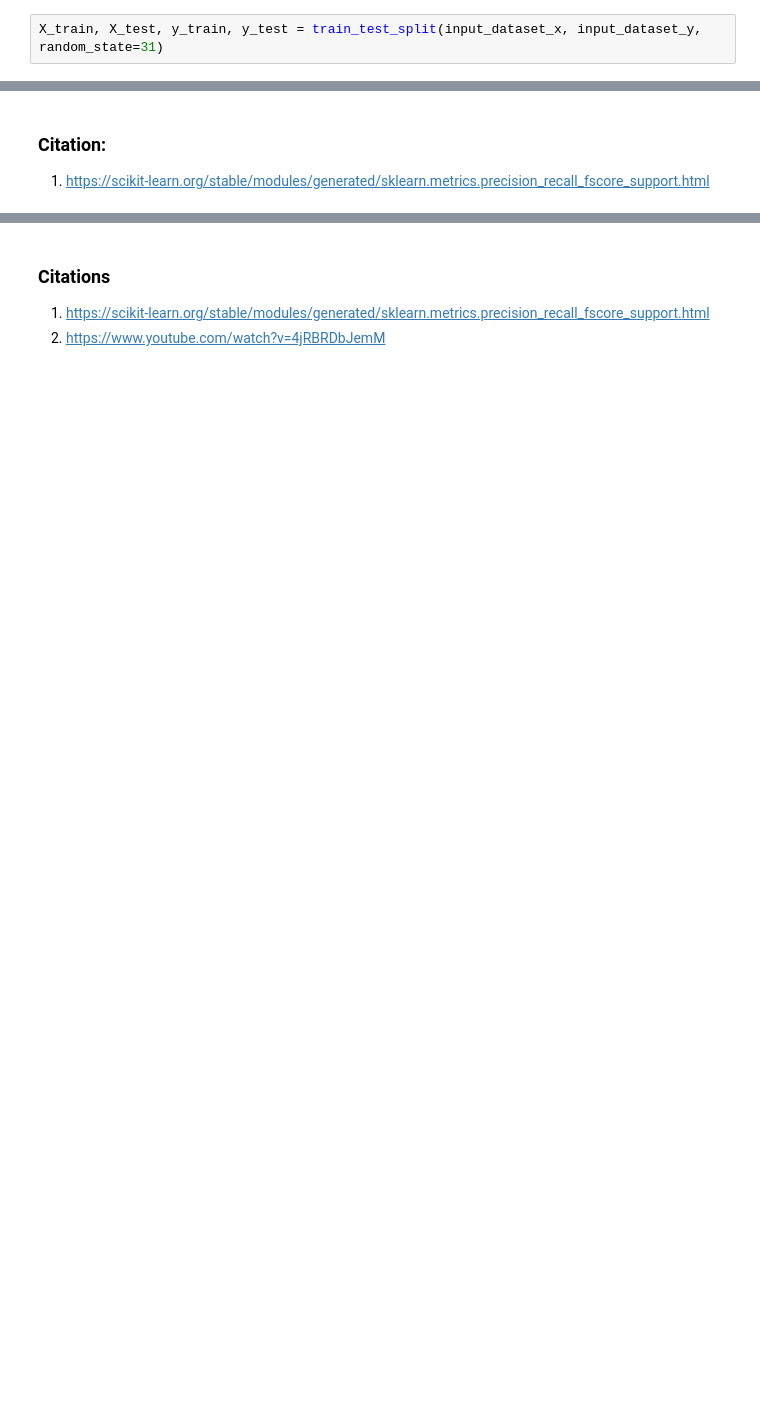
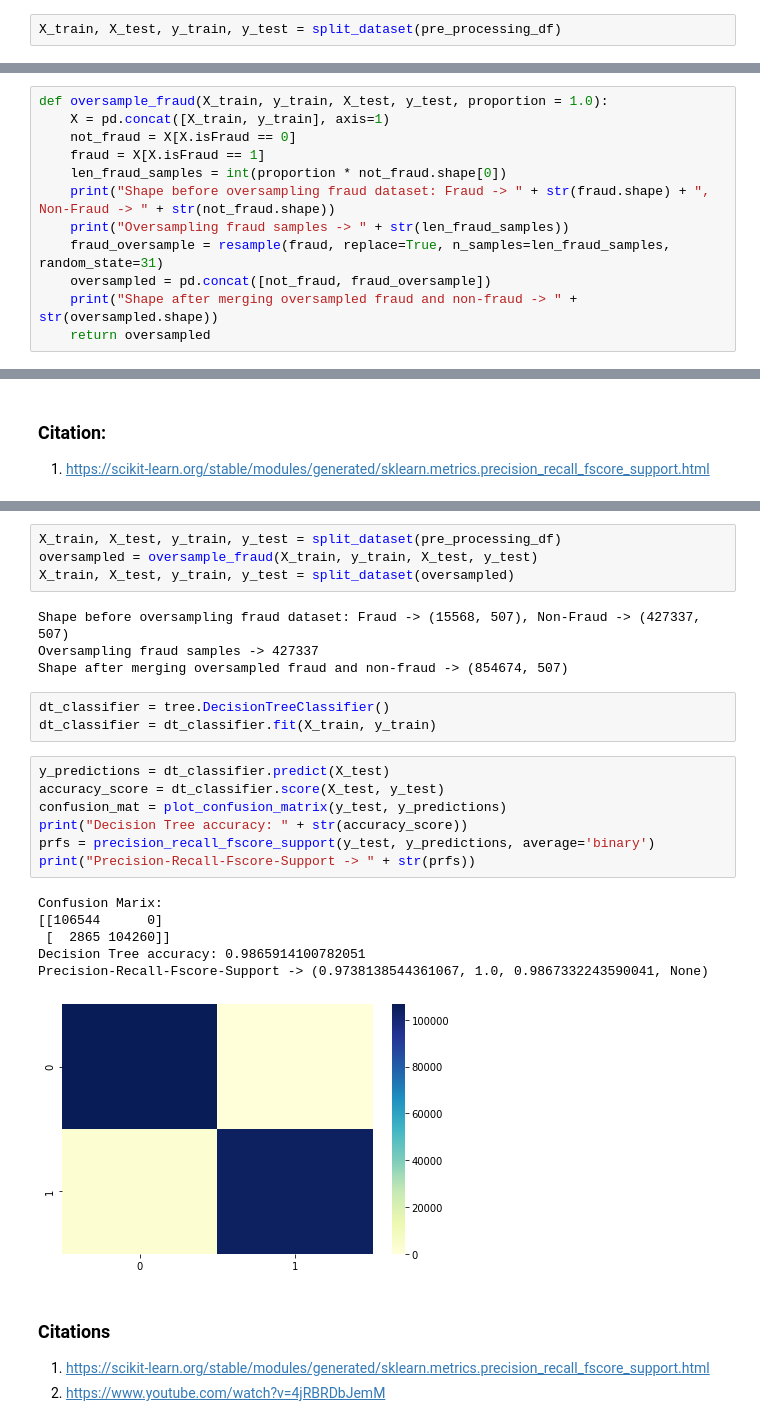
Before and after one commit to ParasAvkirkar/IEEEFraudDetection, a Jupyter notebook: analysis/modelingNotebook.ipynb, the cells around one changed output, grey strips where cells are left out. Cells and saved outputs as stored; diff of their text form; blank space fills up the shorter version.

Commit message:
oversampled fraud instances, explored with decision-tree, new precision = 0.97

```diff
--- a/analysis/modelingNotebook.ipynb
+++ b/analysis/modelingNotebook.ipynb
@@ -241,5 +246,5 @@ input_dataset_y = pre_processing_df['isFraud']
 # %%
-X_train, X_test, y_train, y_test = train_test_split(input_dataset_x, input_dataset_y, random_state=31)
+X_train, X_test, y_train, y_test = split_dataset(pre_processing_df)
 # %%
 def plot_confusion_matrix(y_test, y_predictions, labels=[1,0]):
     mat = confusion_matrix(y_test, y_predictions, labels)
@@ -251,0 +260,12 @@ def plot_confusion_matrix(y_test, y_predictions, labels=[1,0]):
+# %%
+def oversample_fraud(X_train, y_train, X_test, y_test, proportion = 1.0):
+    X = pd.concat([X_train, y_train], axis=1)
+    not_fraud = X[X.isFraud == 0]
+    fraud = X[X.isFraud == 1]
+    len_fraud_samples = int(proportion * not_fraud.shape[0])
+    print("Shape before oversampling fraud dataset: Fraud -> " + str(fraud.shape) + ", Non-Fraud -> " + str(not_fraud.shape))
+    print("Oversampling fraud samples -> " + str(len_fraud_samples))
+    fraud_oversample = resample(fraud, replace=True, n_samples=len_fraud_samples, random_state=31)
+    oversampled = pd.concat([not_fraud, fraud_oversample])
+    print("Shape after merging oversampled fraud and non-fraud -> " + str(oversampled.shape))
+    return oversampled
@@ -311,3 +336,28 @@ array([[9.99194533e-01, 8.05467270e-04],
+# %%
+X_train, X_test, y_train, y_test = split_dataset(pre_processing_df)
+oversampled = oversample_fraud(X_train, y_train, X_test, y_test)
+X_train, X_test, y_train, y_test = split_dataset(oversampled)
+# %% [output]
+Shape before oversampling fraud dataset: Fraud -> (15568, 507), Non-Fraud -> (427337, 507)
+Oversampling fraud samples -> 427337
+Shape after merging oversampled fraud and non-fraud -> (854674, 507)
+# %%
+dt_classifier = tree.DecisionTreeClassifier()
+dt_classifier = dt_classifier.fit(X_train, y_train)
+# %%
+y_predictions = dt_classifier.predict(X_test)
+accuracy_score = dt_classifier.score(X_test, y_test)
+confusion_mat = plot_confusion_matrix(y_test, y_predictions)
+print("Decision Tree accuracy: " + str(accuracy_score))
+prfs = precision_recall_fscore_support(y_test, y_predictions, average='binary')
+print("Precision-Recall-Fscore-Support -> " + str(prfs))
+# %% [output]
+Confusion Marix:
+[[106544      0]
+ [  2865 104260]]
+Decision Tree accuracy: 0.9865914100782051
+Precision-Recall-Fscore-Support -> (0.9738138544361067, 1.0, 0.9867332243590041, None)
+[figure, added]
 # %% [markdown]
 ### Citations ###
 1. https://scikit-learn.org/stable/modules/generated/sklearn.metrics.precision_recall_fscore_support.html
```
Also changed, not shown: parts of 16 cells of this notebook.
